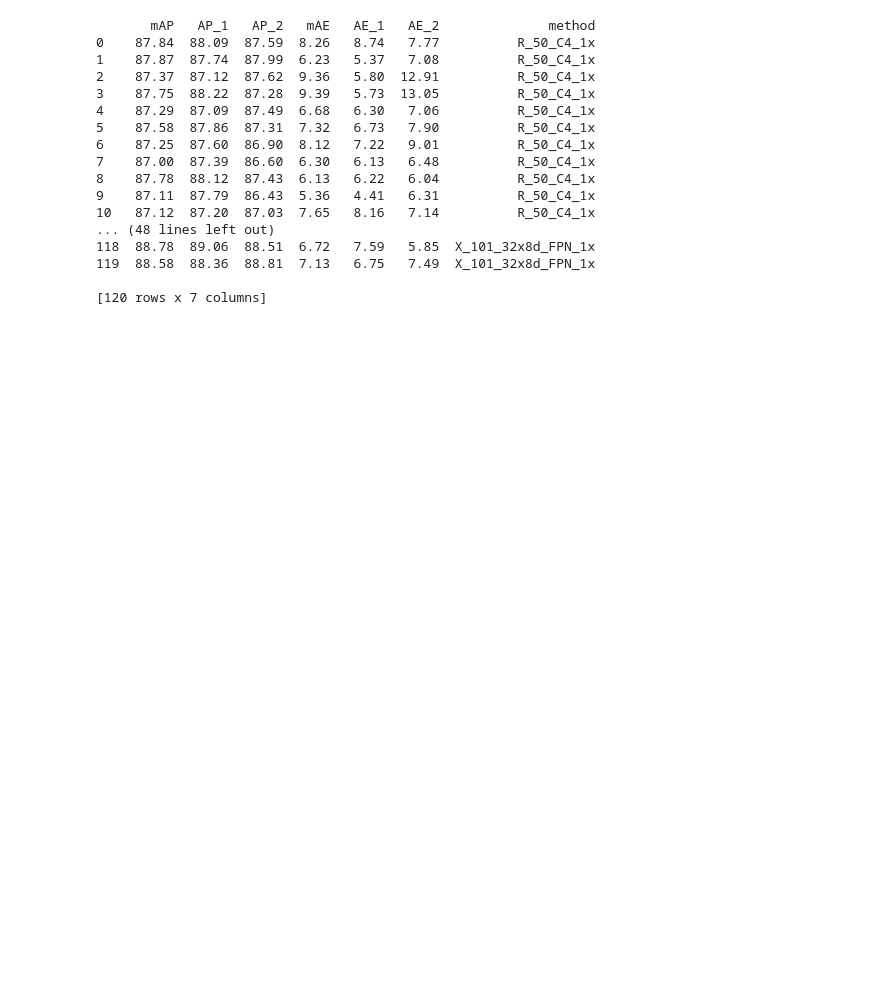
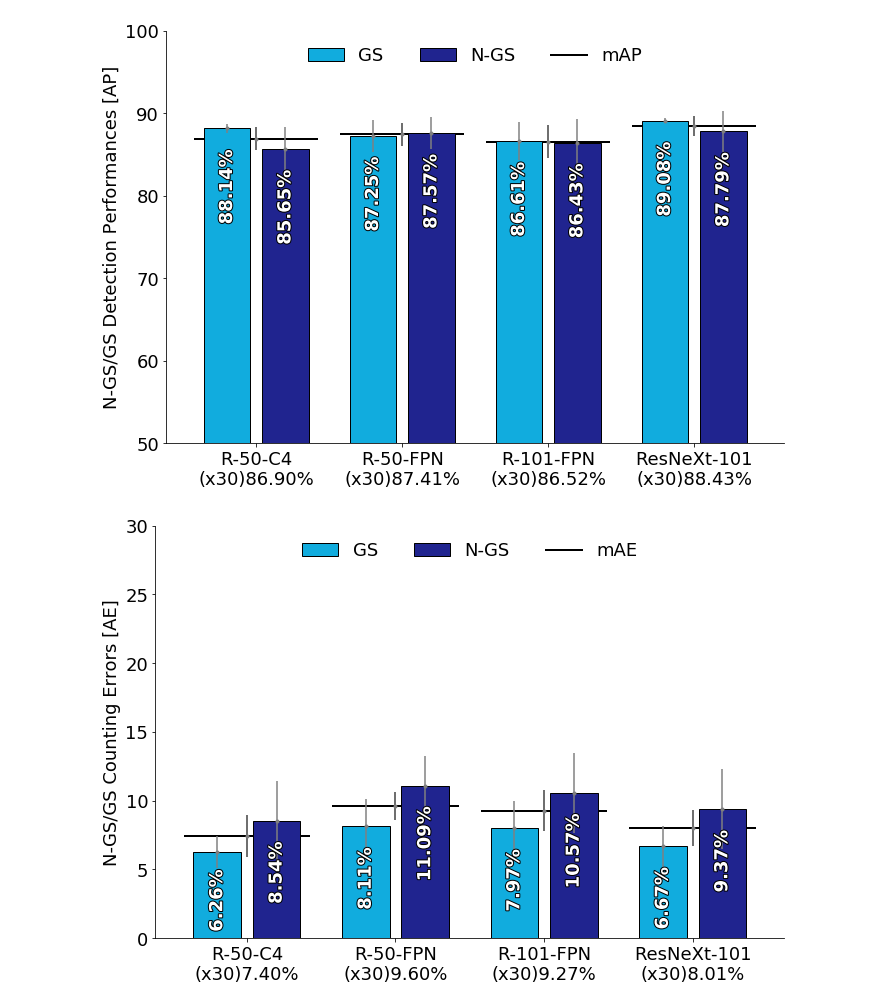
Before and after one commit to SilvioGiancola/maskrcnn-benchmark, a Jupyter notebook: Seeds_Final_Results_BarPlot-Copy1.ipynb, the cells around one changed output. Saved outputs shown, nothing was run; the diff lists cells and outputs as text; code cells hidden in the pictures; blank space fills up the shorter version.

```diff
--- a/Seeds_Final_Results_BarPlot-Copy1.ipynb
+++ b/Seeds_Final_Results_BarPlot-Copy1.ipynb
@@ -303,52 +333,37 @@ print(df[df.mAE == df.mAE.min()])
 # %%
 # MAIN RESULTS FOR STRIGA
-save_fig=False
+save_fig=True
 verbose=False
 
 df = createFigures(pretrained=True,
               strategy=1,
               data="Seeds_Striga_Strategy1",
               main_folder="/media/giancos/Football/CloudLabeling_DS/CloudLabeling/",
               save_fig=save_fig,
               verbose=verbose)
 
-# createFigures(pretrained=False,
-#               strategy=1,
-#               data="Seeds_Striga_Strategy1",
-#               main_folder="/media/giancos/Football/CloudLabeling_DS/CloudLabeling/",
-#               save_fig=save_fig,
-#               verbose=verbose)
+createFigures(pretrained=False,
+              strategy=1,
+              data="Seeds_Striga_Strategy1",
+              main_folder="/media/giancos/Football/CloudLabeling_DS/CloudLabeling/",
+              save_fig=save_fig,
+              verbose=verbose)
 
-# createFigures(pretrained=True,
-#               strategy=2,
-#               data="Seeds_Striga_Strategy2",
-#               main_folder="/media/giancos/Football/CloudLabeling_DS/CloudLabeling/",
-#               save_fig=save_fig,
-#               verbose=verbose)
+createFigures(pretrained=True,
+              strategy=2,
+              data="Seeds_Striga_Strategy2",
+              main_folder="/media/giancos/Football/CloudLabeling_DS/CloudLabeling/",
+              save_fig=save_fig,
+              verbose=verbose)
 
-# createFigures(pretrained=False,
-#               strategy=2,
-#               data="Seeds_Striga_Strategy2",
-#               main_folder="/media/giancos/Football/CloudLabeling_DS/CloudLabeling/",
-#               save_fig=save_fig,
-#               verbose=verbose)
+createFigures(pretrained=False,
+              strategy=2,
+              data="Seeds_Striga_Strategy2",
+              main_folder="/media/giancos/Football/CloudLabeling_DS/CloudLabeling/",
+              save_fig=save_fig,
+              verbose=verbose)
 # %% [output]
 [figure]
 [figure]
-       mAP   AP_1   AP_2   mAE   AE_1   AE_2              method
-0    87.84  88.09  87.59  8.26   8.74   7.77          R_50_C4_1x
-1    87.87  87.74  87.99  6.23   5.37   7.08          R_50_C4_1x
-2    87.37  87.12  87.62  9.36   5.80  12.91          R_50_C4_1x
-3    87.75  88.22  87.28  9.39   5.73  13.05          R_50_C4_1x
-4    87.29  87.09  87.49  6.68   6.30   7.06          R_50_C4_1x
-5    87.58  87.86  87.31  7.32   6.73   7.90          R_50_C4_1x
-6    87.25  87.60  86.90  8.12   7.22   9.01          R_50_C4_1x
-7    87.00  87.39  86.60  6.30   6.13   6.48          R_50_C4_1x
-8    87.78  88.12  87.43  6.13   6.22   6.04          R_50_C4_1x
-9    87.11  87.79  86.43  5.36   4.41   6.31          R_50_C4_1x
-10   87.12  87.20  87.03  7.65   8.16   7.14          R_50_C4_1x
-... (48 lines left out)
-118  88.78  89.06  88.51  6.72   7.59   5.85  X_101_32x8d_FPN_1x
-119  88.58  88.36  88.81  7.13   6.75   7.49  X_101_32x8d_FPN_1x
-
-[120 rows x 7 columns]
+[figure, added]
+[figure, added]
```
Also changed, not shown: parts of 8 cells of this notebook, 4 other files.
